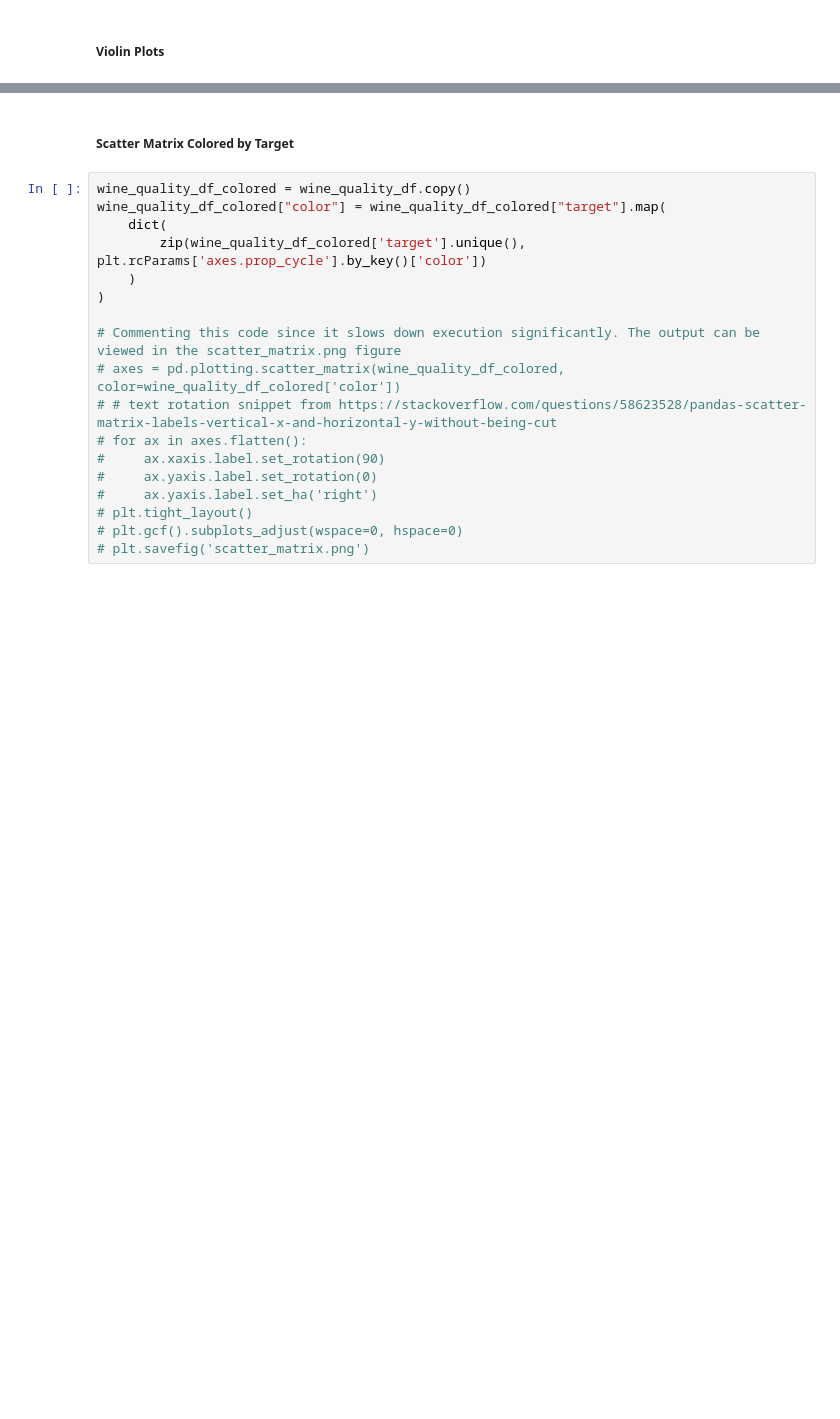
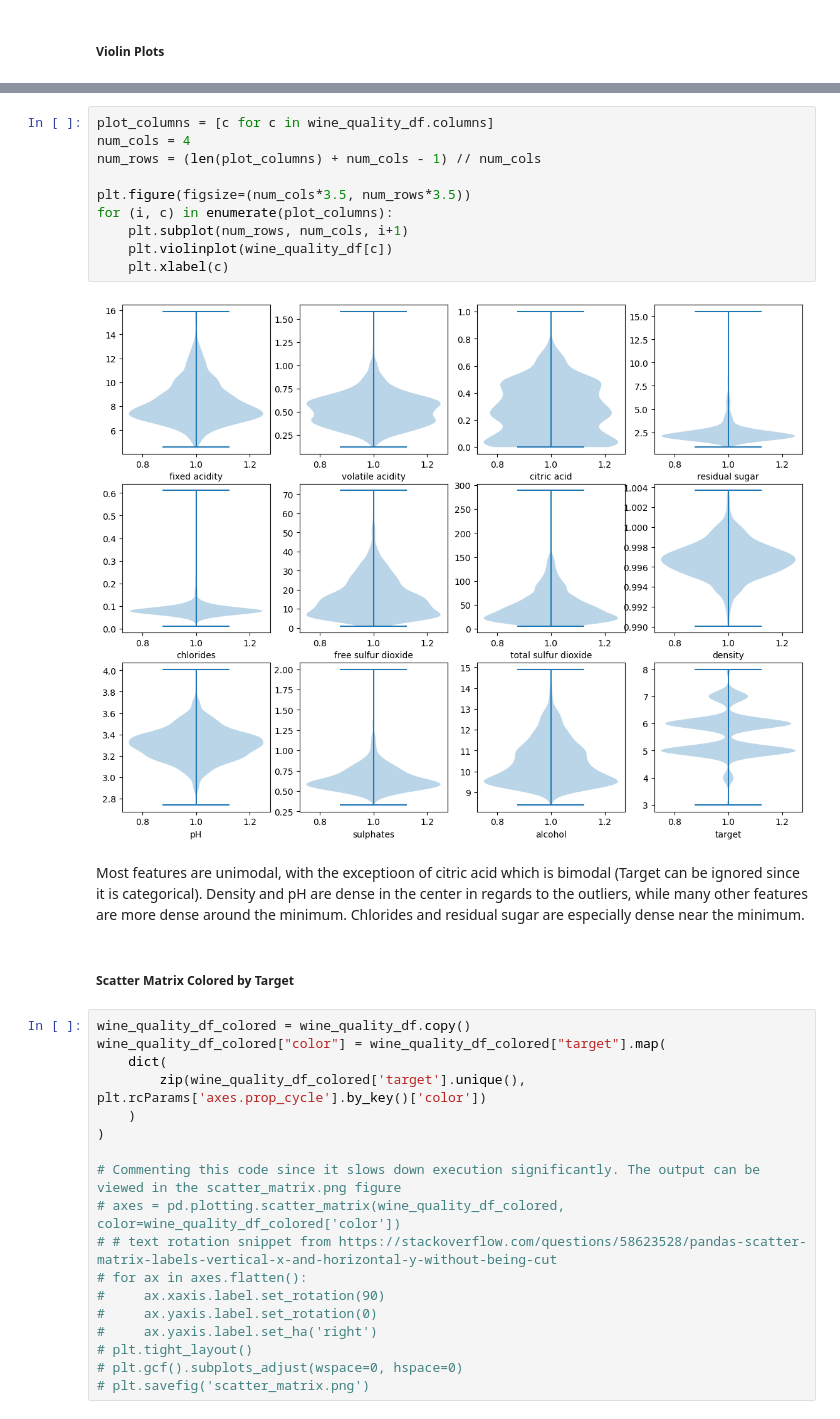
Before and after one commit to calebhadley1/dx602-final-project, a Jupyter notebook: project.ipynb, the cells around one changed output, grey strips where cells are left out. Cells and saved outputs as stored; diff of their text form; blank space fills up the shorter version.

```diff
--- a/project.ipynb
+++ b/project.ipynb
@@ -148,3 +236,18 @@ We can skip checking boxplots since target is categorical
+# %%
+plot_columns = [c for c in wine_quality_df.columns]
+num_cols = 4
+num_rows = (len(plot_columns) + num_cols - 1) // num_cols
+
+plt.figure(figsize=(num_cols*3.5, num_rows*3.5))
+for (i, c) in enumerate(plot_columns):
+    plt.subplot(num_rows, num_cols, i+1)
+    plt.violinplot(wine_quality_df[c])
+    plt.xlabel(c)
+# %% [output]
+[figure, added]
+# %% [markdown]
+Most features are unimodal, with the exceptioon of citric acid which is bimodal (Target can be ignored since it is categorical).
+Density and pH are dense in the center in regards to the outliers, while many other features are more dense around the minimum. Chlorides and residual sugar are especially dense near the minimum.
 # %% [markdown]
 ##### Scatter Matrix Colored by Target
 # %%
```
Also changed, not shown: parts of 29 cells of this notebook.
